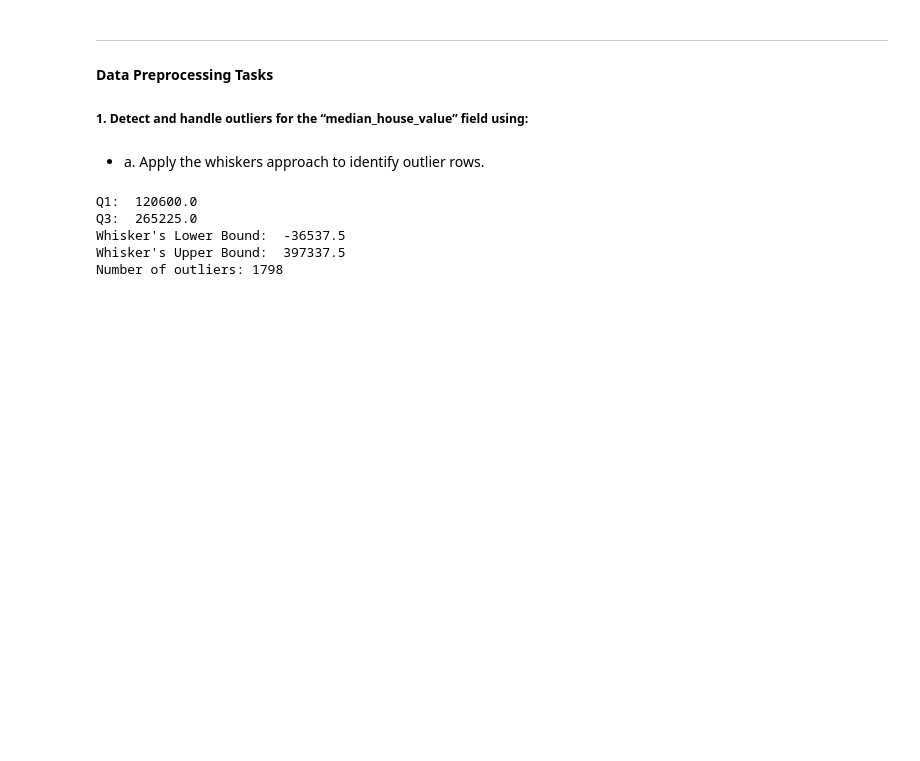
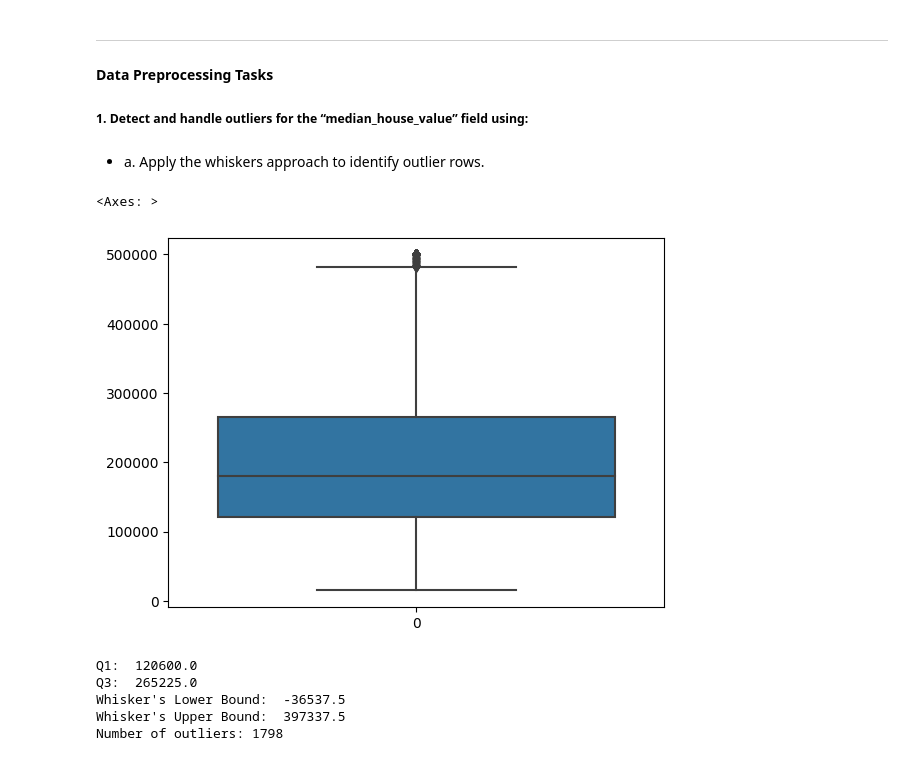
Before and after one commit to CSCN8000/Fall2023, a Jupyter notebook: students-submissions/8938766/ChitrankDave_8938766_1_Midterm.ipynb, the cells around one changed output. Drawn from its saved outputs; the diff is of its cells as text; code cells hidden in the pictures; blank space fills up the shorter version.

```diff
--- a/students-submissions/8938766/ChitrankDave_8938766_1_Midterm.ipynb
+++ b/students-submissions/8938766/ChitrankDave_8938766_1_Midterm.ipynb
@@ -52,6 +66,11 @@ housing_ds.describe()
 # %% [markdown]
 
 - a. Apply the whiskers approach to identify outlier rows.
+# %%
+sns.boxplot(housing_ds['median_house_value'])
+# %% [output]
+<Axes: >
+[figure, added]
 # %%
 # Calculating median and quartile
 median = housing_ds['median_house_value'].median()
```
Also changed, not shown: parts of 11 cells of this notebook, 1 other file.
